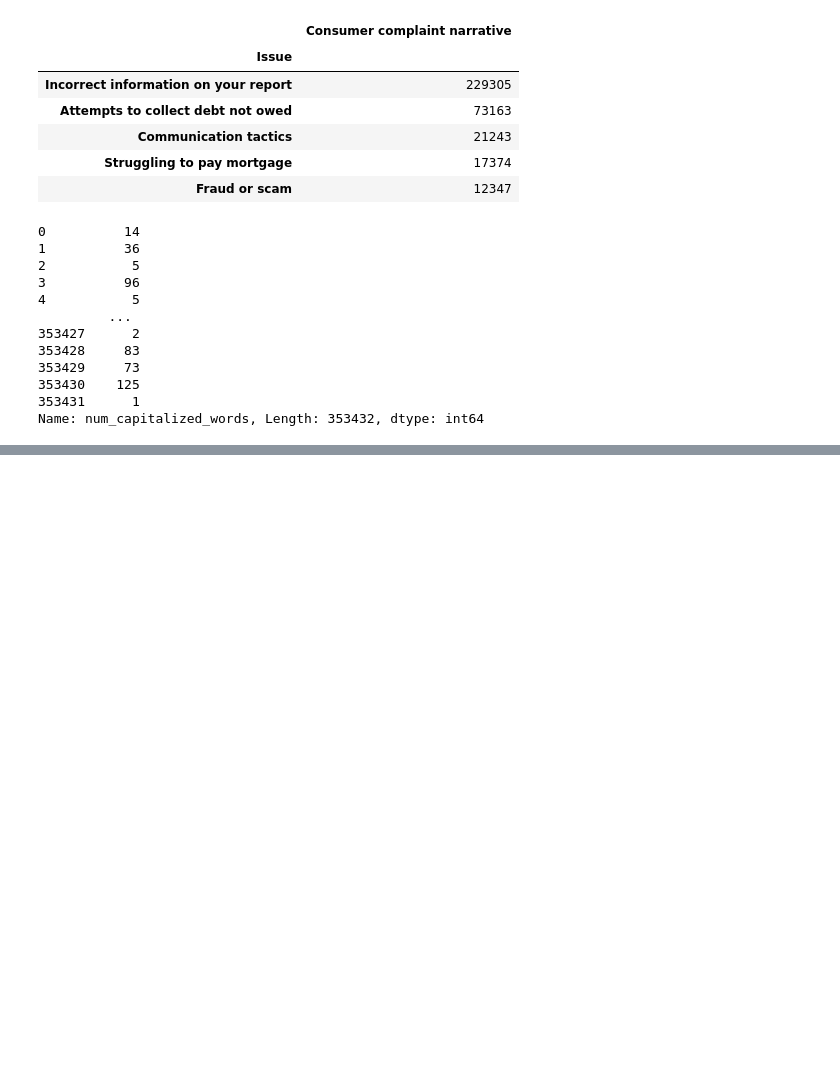
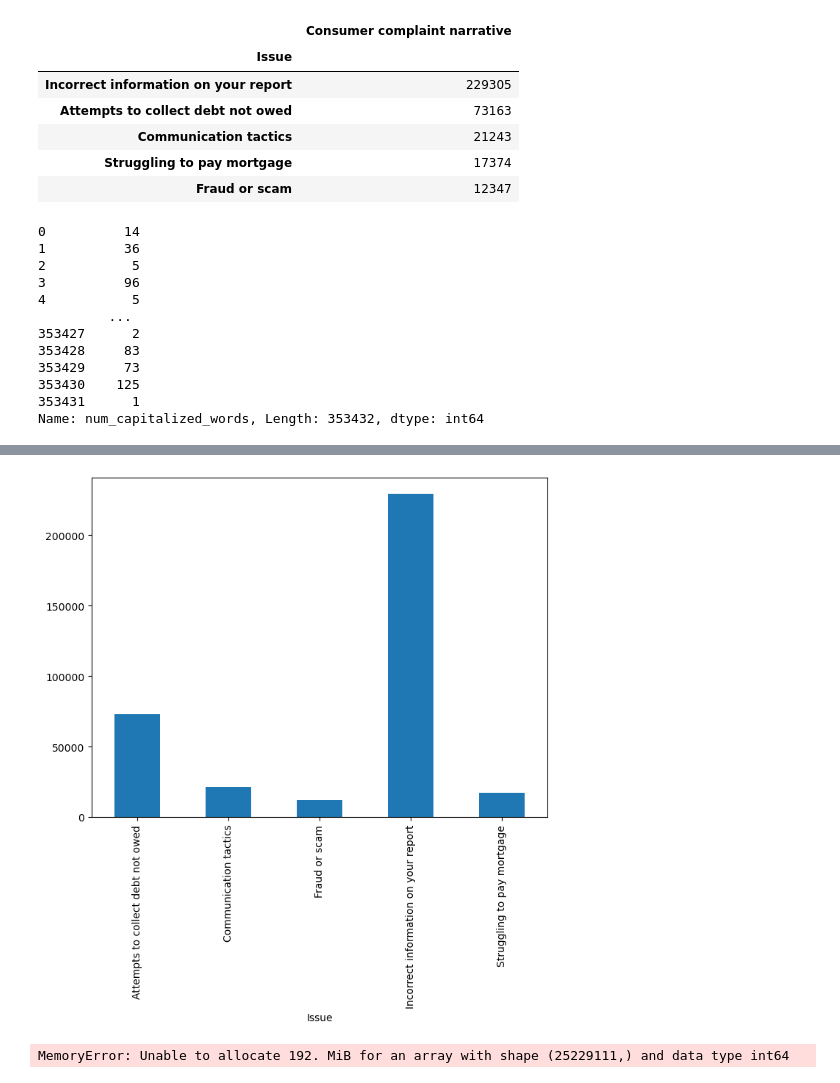
Before and after one commit to nss-data-science-cohort-6/cfpb_text_classification-gangsta-s-paradise, a Jupyter notebook: NLP Text Classification Project.ipynb, the cells around one changed output, grey strips where cells are left out. Drawn from its saved outputs; the diff is of its cells as text; code cells hidden in the pictures; blank space fills up the shorter version.

Commit message:
ran through some tfidf feature engineering steps

```diff
--- a/NLP Text Classification Project.ipynb
+++ b/NLP Text Classification Project.ipynb
@@ -66,6 +67,3 @@ print(complaints['num_capitalized_words'])
 Name: num_capitalized_words, Length: 353432, dtype: int64
 # %%
 Capital_Counts_by_Issue = pd.DataFrame(complaints.groupby('Issue')['num_capitalized_words'].sum())
-# %%
-complaints['total_words'] = complaints.agg(
-)
@@ -79,0 +117,9 @@ complaints['total_words'] = complaints.agg(
+# %%
+cols = ['Consumer complaint narrative', 'Issue']
+complaints = complaints[cols]
+# %%
+complaints['category_id'] = complaints['Issue'].factorize()[0]
+category_id_complaints = complaints[['Issue', 'category_id']].drop_duplicates().sort_values('category_id')
+category_to_id = dict(category_id_complaints.values)
+id_to_category = dict(category_id_complaints[['category_id', 'Issue']].values)
+complaints.head()
@@ -79,0 +146,15 @@ complaints['total_words'] = complaints.agg(
+# %%
+import matplotlib.pyplot as plt
+fig = plt.figure(figsize=(8,6))
+complaints.groupby('Issue')['Consumer complaint narrative'].count().plot.bar(ylim=0)
+plt.show()
+# %% [output]
+[figure, added]
+# %%
+from sklearn.feature_extraction.text import TfidfVectorizer
+tfidf = TfidfVectorizer(sublinear_tf=True, min_df=1000, ngram_range=(2,2), stop_words='english')
+features = tfidf.fit_transform(complaints['Consumer complaint narrative']).toarray()
+labels = complaints.category_id
+features.shape
+# %% [output]
+MemoryError: Unable to allocate 192. MiB for an array with shape (25229111,) and data type int64
```
Also changed, not shown: parts of 10 cells of this notebook.
